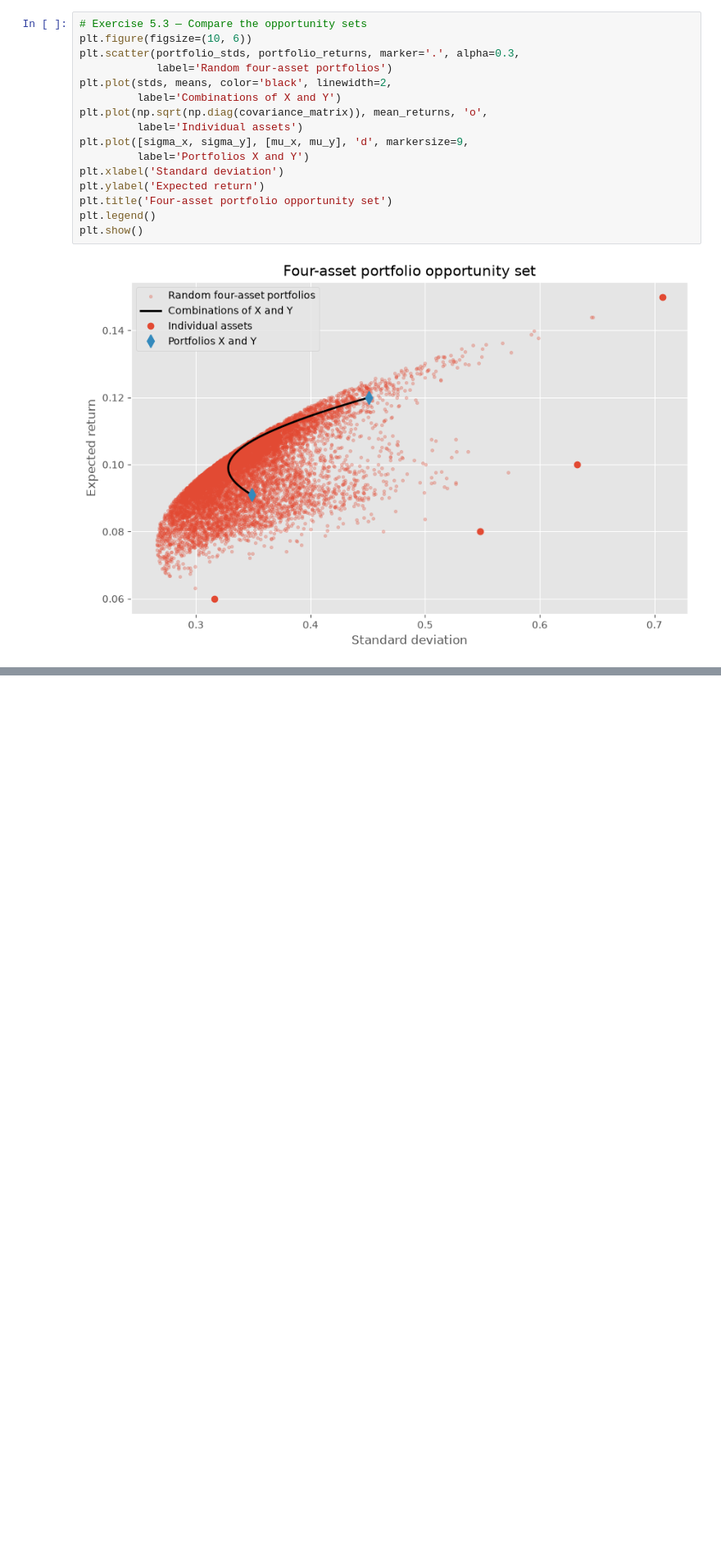
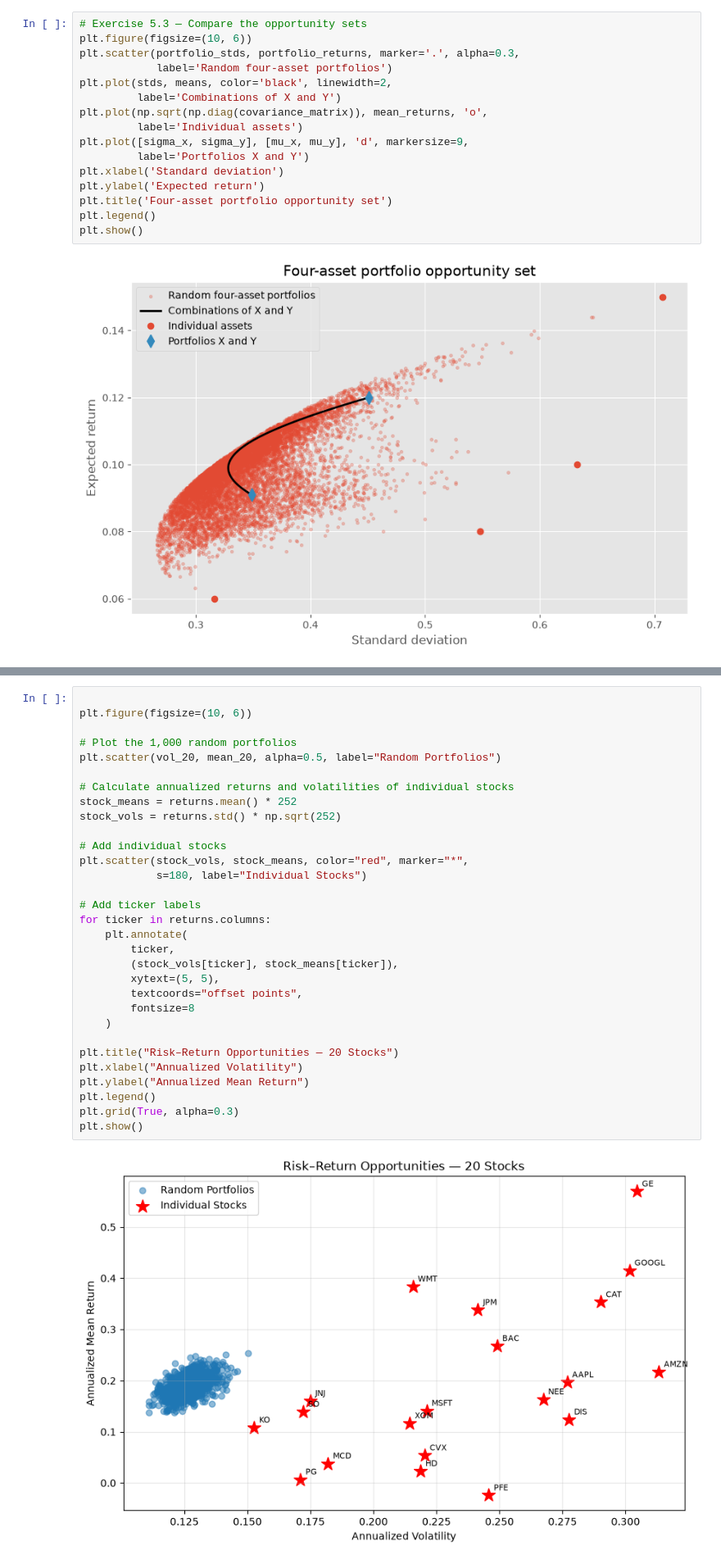
Before and after one commit to alfonso-santos/microcredencial-carteras-python, a Jupyter notebook: Tema_2_Carteras_Intro/src-sol/four-asset-portfolios-English-SOL.ipynb, the cells around one changed output, grey strips where cells are left out. Shown at 82% size. Saved outputs shown, nothing was run; the diff lists cells and outputs as text; blank space fills up the shorter version.

```diff
--- a/Tema_2_Carteras_Intro/src-sol/four-asset-portfolios-English-SOL.ipynb
+++ b/Tema_2_Carteras_Intro/src-sol/four-asset-portfolios-English-SOL.ipynb
@@ -254,0 +486,33 @@ plt.show()
+# %%
+
+plt.figure(figsize=(10, 6))
+
+# Plot the 1,000 random portfolios
+plt.scatter(vol_20, mean_20, alpha=0.5, label="Random Portfolios")
+
+# Calculate annualized returns and volatilities of individual stocks
+stock_means = returns.mean() * 252
+stock_vols = returns.std() * np.sqrt(252)
+
+# Add individual stocks
+plt.scatter(stock_vols, stock_means, color="red", marker="*",
+            s=180, label="Individual Stocks")
+
+# Add ticker labels
+for ticker in returns.columns:
+    plt.annotate(
+        ticker,
+        (stock_vols[ticker], stock_means[ticker]),
+        xytext=(5, 5),
+        textcoords="offset points",
+        fontsize=8
+    )
+
+plt.title("Risk–Return Opportunities — 20 Stocks")
+plt.xlabel("Annualized Volatility")
+plt.ylabel("Annualized Mean Return")
+plt.legend()
+plt.grid(True, alpha=0.3)
+plt.show()
+# %% [output]
+[figure, added]
```
Also changed, not shown: parts of 8 cells of this notebook, 1 other file.
